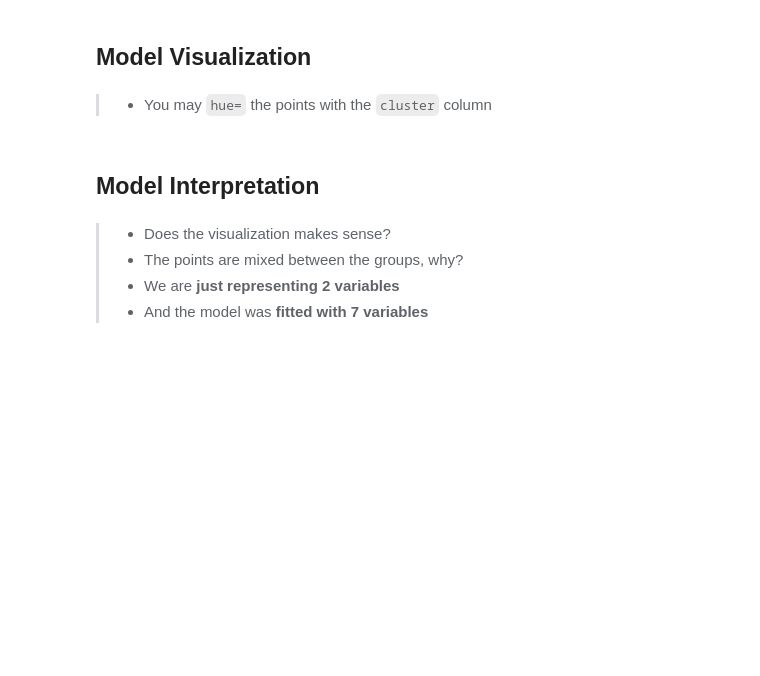
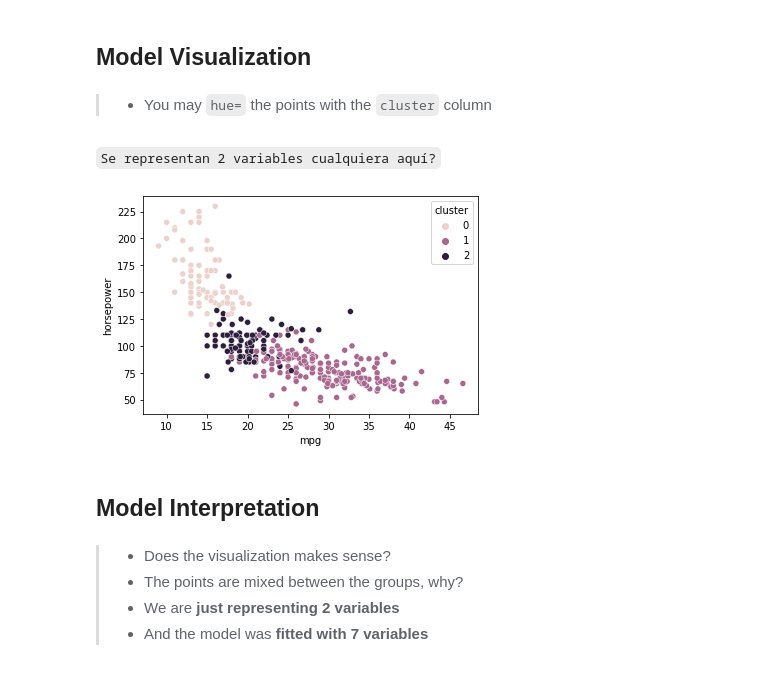
Before and after one commit to frands97/machine-learning-program, a Jupyter notebook: II Machine Learning & Deep Learning/#10. Componentes Principales (PCA)/10practice.ipynb, the cells around one changed output. Drawn from its saved outputs; the diff is of its cells as text; code cells hidden in the pictures; blank space fills up the shorter version.

```diff
--- a/II Machine Learning & Deep Learning/#10. Componentes Principales (PCA)/10practice.ipynb
+++ b/II Machine Learning & Deep Learning/#10. Componentes Principales (PCA)/10practice.ipynb
@@ -49,3 +110,5 @@ df.sample(10)
 ## Get the `cluster` for all USA States
 # %% [markdown]
 > - `model.` + `↹`
+# %%
+model.fit(dfnorm)
@@ -52,3 +117,6 @@ df.sample(10)
 # %% [markdown]
 > - Create a `dfsel` DataFrame
 > - That contains the **columns you used for the model**
+# %%
+dfsel = df.copy()
+dfsel
@@ -59,0 +141,5 @@ df['cluster'] = ?
+# %%
+pred = model.predict(dfnorm)
+# %%
+dfsel['cluster'] = pred
+dfsel
@@ -61,6 +162,14 @@ df['cluster'] = ?
 ## Model Visualization
 # %% [markdown]
 > - You may `hue=` the points with the `cluster` column
+# %% [markdown]
+``
+Se representan 2 variables cualquiera aquí?
+``
+# %%
+sns.scatterplot(x="mpg", y="horsepower", hue="cluster", data=dfsel);
+# %% [output]
+[figure, added]
 # %% [markdown]
 ## Model Interpretation
 # %% [markdown]
```
Also changed, not shown: parts of 22 cells of this notebook, 3 other files.
